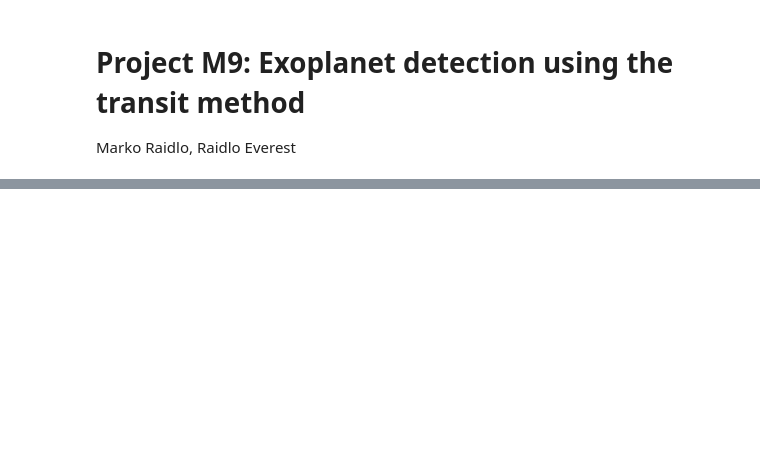
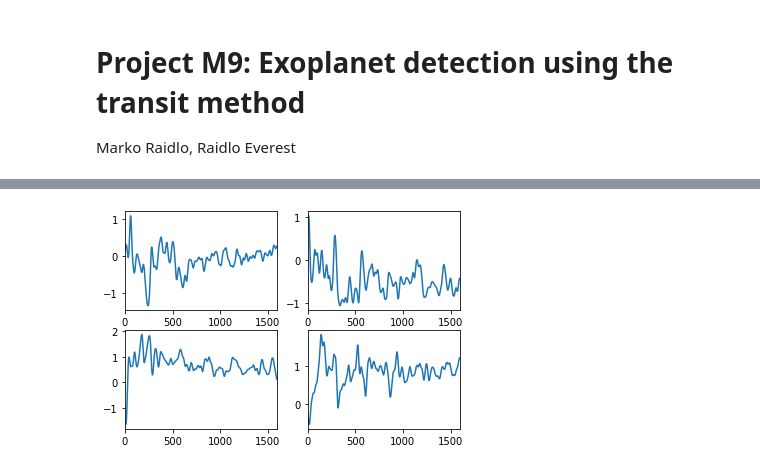
Before and after one commit to markoraidlo/LTAT.02.002-Kepler-project, a Jupyter notebook: src/Feature engineering notebook.ipynb, the cells around one changed output, grey strips where cells are left out. Drawn from its saved outputs; the diff is of its cells as text; code cells hidden in the pictures; blank space fills up the shorter version.

```diff
--- a/src/Feature engineering notebook.ipynb
+++ b/src/Feature engineering notebook.ipynb
@@ -118,0 +123,14 @@ plt.show()
+# %%
+# Non exoplanet star results
+plt.subplot(221)
+train_X.iloc[1111].plot()
+plt.subplot(222)
+train_X.iloc[2231].plot()
+plt.subplot(223)
+train_X.iloc[4512].plot()
+plt.subplot(224)
+train_X.iloc[1233].plot()
+
+plt.show()
+# %% [output]
+[figure, added]
```
Also changed, not shown: parts of 12 cells of this notebook.
